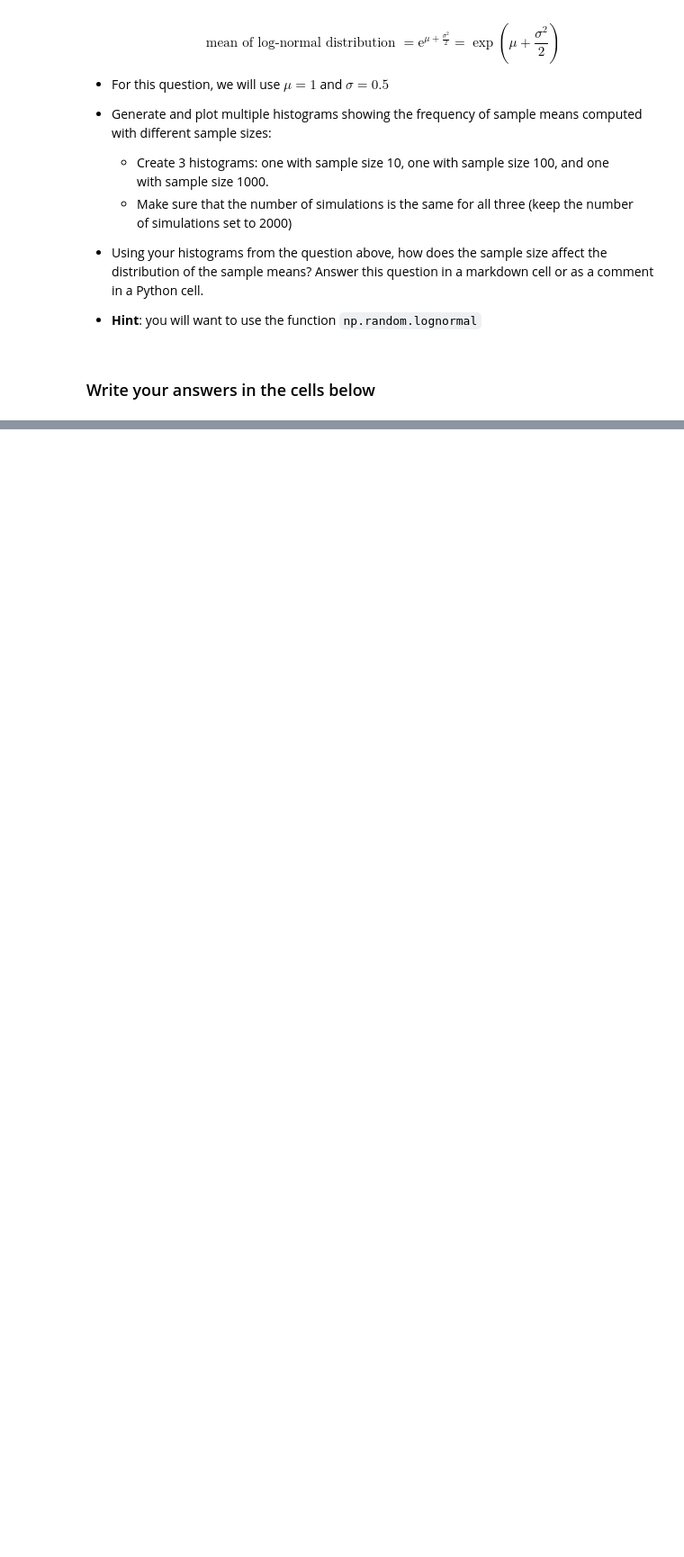
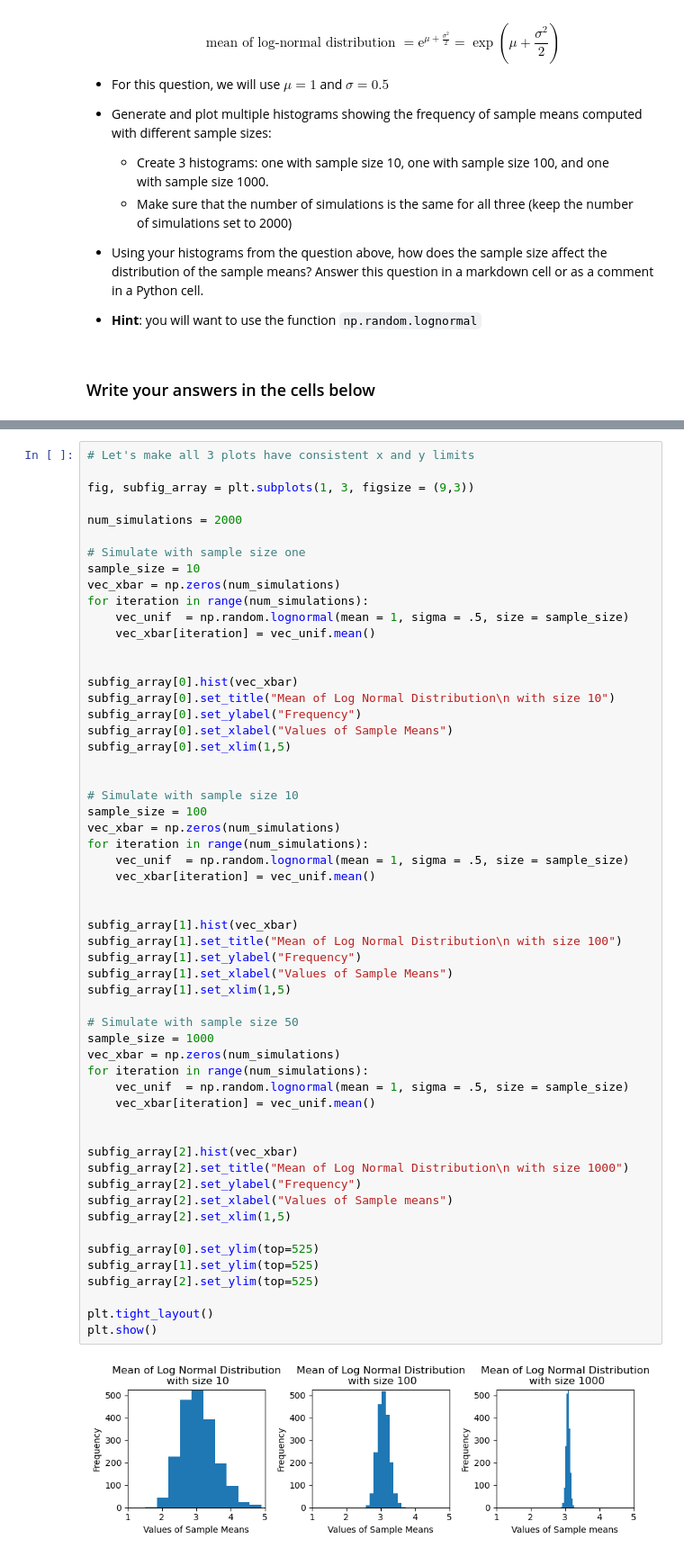
Before and after one commit to NikoSK30/qtm151fall2025, a Jupyter notebook: Assignments/assignment_4/Assignment4 copy.ipynb, the cells around one changed output, grey strips where cells are left out. Shown: that part at 90% size. Cells and saved outputs as stored; diff of their text form; blank space fills up the shorter version.

```diff
--- a/Assignments/assignment_4/Assignment4 copy.ipynb
+++ b/Assignments/assignment_4/Assignment4 copy.ipynb
@@ -224,0 +144,58 @@ Text(0, 0.5, 'Frequency')
+# %%
+# Let's make all 3 plots have consistent x and y limits
+
+fig, subfig_array = plt.subplots(1, 3, figsize = (9,3))
+
+num_simulations = 2000
+
+# Simulate with sample size one
+sample_size = 10
+vec_xbar = np.zeros(num_simulations)
+for iteration in range(num_simulations):
+    vec_unif  = np.random.lognormal(mean = 1, sigma = .5, size = sample_size)
+    vec_xbar[iteration] = vec_unif.mean()
+
+
+subfig_array[0].hist(vec_xbar)
+subfig_array[0].set_title("Mean of Log Normal Distribution\n with size 10")
+subfig_array[0].set_ylabel("Frequency")
+subfig_array[0].set_xlabel("Values of Sample Means")
+subfig_array[0].set_xlim(1,5)
+
+
+# Simulate with sample size 10
+sample_size = 100
+vec_xbar = np.zeros(num_simulations)
+for iteration in range(num_simulations):
+    vec_unif  = np.random.lognormal(mean = 1, sigma = .5, size = sample_size)
+    vec_xbar[iteration] = vec_unif.mean()
+
+
+subfig_array[1].hist(vec_xbar)
+subfig_array[1].set_title("Mean of Log Normal Distribution\n with size 100")
+subfig_array[1].set_ylabel("Frequency")
+subfig_array[1].set_xlabel("Values of Sample Means")
+subfig_array[1].set_xlim(1,5)
+
+# Simulate with sample size 50
+sample_size = 1000
+vec_xbar = np.zeros(num_simulations)
+for iteration in range(num_simulations):
+    vec_unif  = np.random.lognormal(mean = 1, sigma = .5, size = sample_size)
+    vec_xbar[iteration] = vec_unif.mean()
+
+
+subfig_array[2].hist(vec_xbar)
+subfig_array[2].set_title("Mean of Log Normal Distribution\n with size 1000")
+subfig_array[2].set_ylabel("Frequency")
+subfig_array[2].set_xlabel("Values of Sample means")
+subfig_array[2].set_xlim(1,5)
+
+subfig_array[0].set_ylim(top=525)
+subfig_array[1].set_ylim(top=525)
+subfig_array[2].set_ylim(top=525)
+
+plt.tight_layout()
+plt.show()
+# %% [output]
+[figure, added]
```
Also changed, not shown: parts of 6 cells of this notebook.
